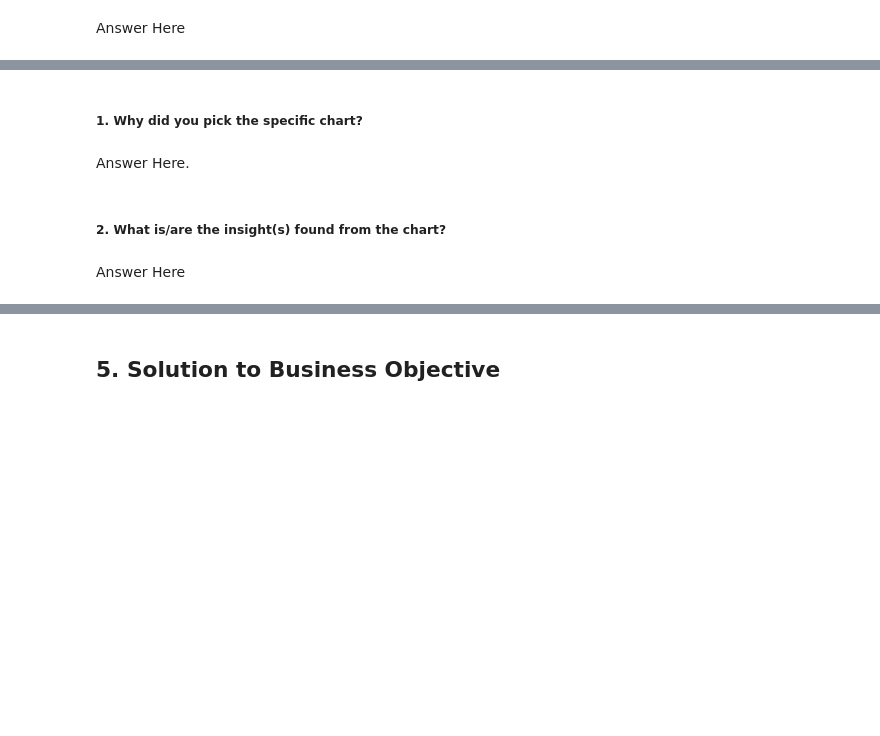
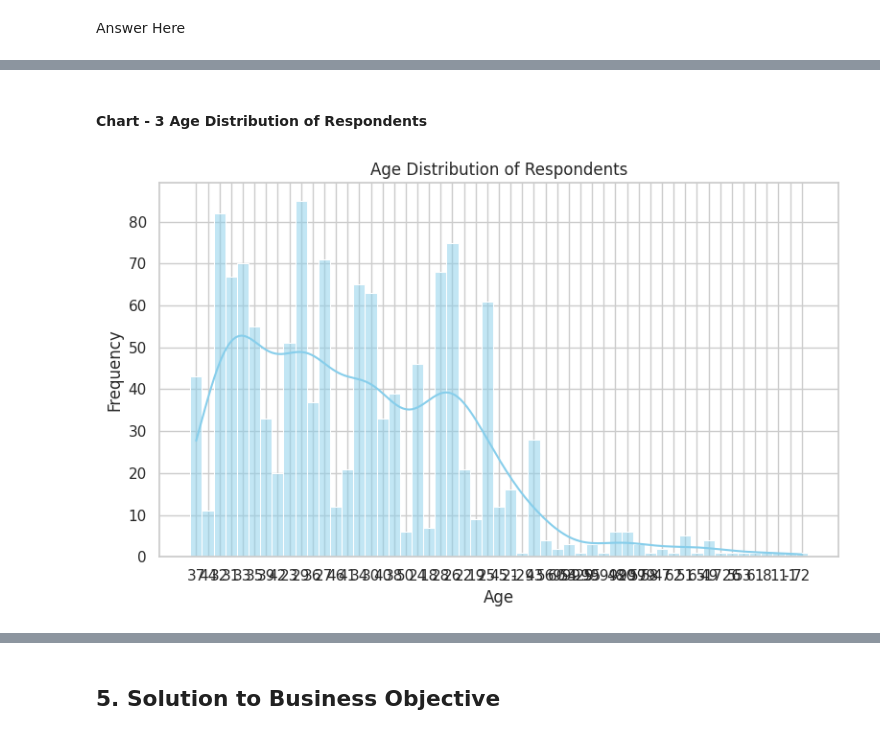
Before and after one commit to bot9066/MENTAL-HEALTH-IN-TECH, a Jupyter notebook: Mental_health_findings.ipynb, the cells around one changed output, grey strips where cells are left out. Drawn from its saved outputs; the diff is of its cells as text; code cells hidden in the pictures; blank space fills up the shorter version.

```diff
--- a/Mental_health_findings.ipynb
+++ b/Mental_health_findings.ipynb
@@ -810,8 +633,13 @@ Answer Here
-# %% [markdown]
-##### 1. Why did you pick the specific chart?
-# %% [markdown]
-Answer Here.
-# %% [markdown]
-##### 2. What is/are the insight(s) found from the chart?
-# %% [markdown]
-Answer Here
+# %% [markdown]
+#### Chart - 3 Age Distribution of Respondents
+# %%
+# Chart - 3 visualization code
+plt.figure(figsize=(8, 5))
+sns.histplot(df['Age'], bins=20, kde=True, color='skyblue')
+plt.title('Age Distribution of Respondents')
+plt.xlabel('Age')
+plt.ylabel('Frequency')
+plt.tight_layout()
+plt.show()
+# %% [output]
+[figure, added]
```
Also changed, not shown: parts of 145 cells of this notebook.
